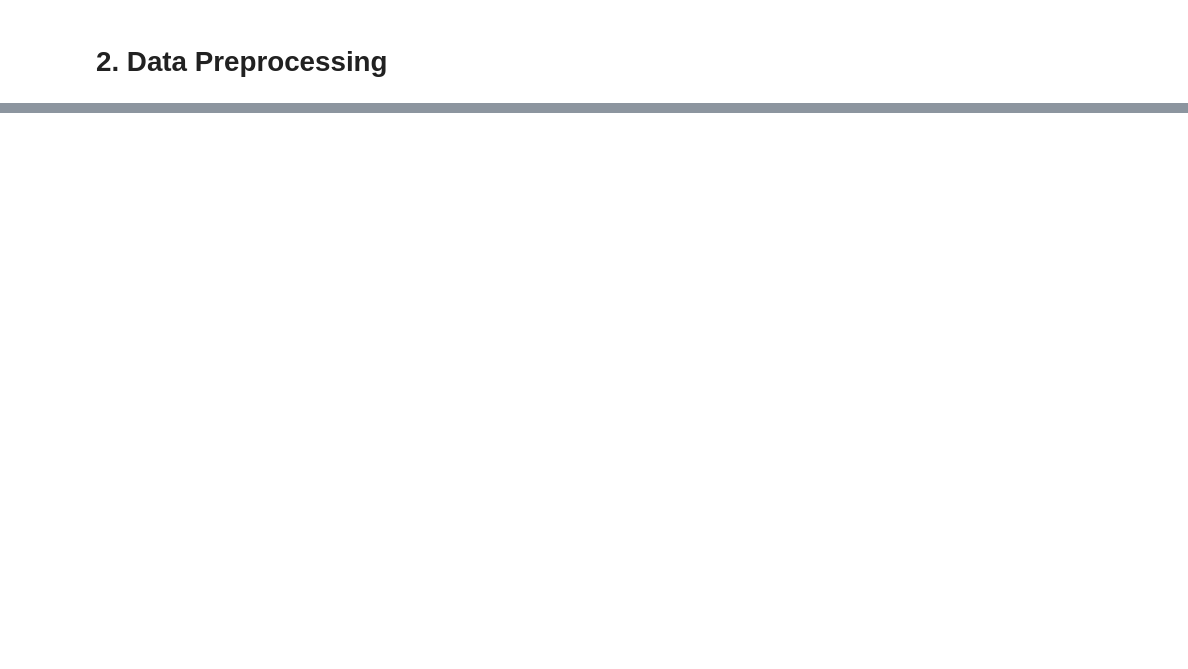
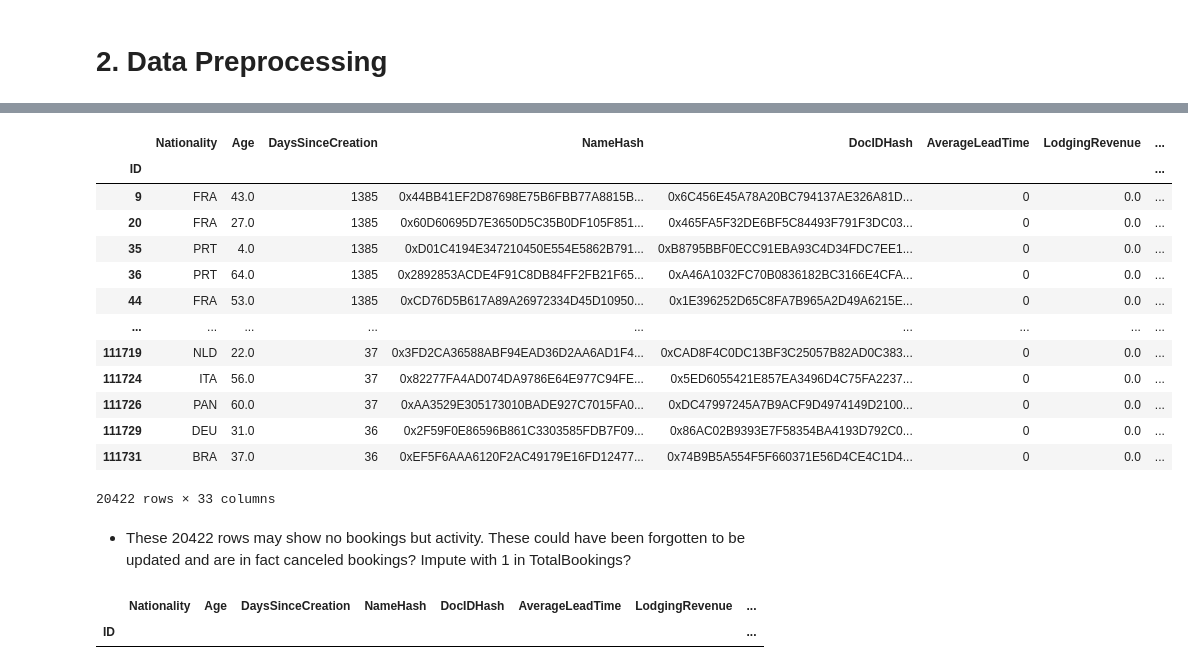
Before and after one commit to RubenCMarques/Hotel-Customer-Segmentation, a Jupyter notebook: Notebooks/Chloe_workspace.ipynb, the cells around one changed output, grey strips where cells are left out. Saved outputs shown, nothing was run; the diff lists cells and outputs as text; code cells hidden in the pictures; blank space fills up the shorter version.

```diff
--- a/Notebooks/Chloe_workspace.ipynb
+++ b/Notebooks/Chloe_workspace.ipynb
@@ -1271,0 +1289,26 @@ plt.show()
+# %%
+data = datacopy.copy()
+# %%
+# Absolute values for Age and AverageLeadTime
+data["Age"] = data["Age"].abs()
+data["AverageLeadTime"] = data["AverageLeadTime"].abs()
+# %%
+# Check rows that have no bookings, but have activities (i.e. requests)
+data[(data["TotalBookings"] == 0) & (data["NumberOfRequests"] > 0)]
+# %% [output]
+|  | Nationality | Age | DaysSinceCreation | NameHash | DocIDHash | AverageLeadTime | LodgingRevenue | ... |
+| ID |  |  |  |  |  |  |  | ... |
+| 9 | FRA | 43.0 | 1385 | 0x44BB41EF2D87698E75B6FBB77A8815B... | 0x6C456E45A78A20BC794137AE326A81D... | 0 | 0.0 | ... |
+| 20 | FRA | 27.0 | 1385 | 0x60D60695D7E3650D5C35B0DF105F851... | 0x465FA5F32DE6BF5C84493F791F3DC03... | 0 | 0.0 | ... |
+| 35 | PRT | 4.0 | 1385 | 0xD01C4194E347210450E554E5862B791... | 0xB8795BBF0ECC91EBA93C4D34FDC7EE1... | 0 | 0.0 | ... |
+| 36 | PRT | 64.0 | 1385 | 0x2892853ACDE4F91C8DB84FF2FB21F65... | 0xA46A1032FC70B0836182BC3166E4CFA... | 0 | 0.0 | ... |
+| 44 | FRA | 53.0 | 1385 | 0xCD76D5B617A89A26972334D45D10950... | 0x1E396252D65C8FA7B965A2D49A6215E... | 0 | 0.0 | ... |
+| ... | ... | ... | ... | ... | ... | ... | ... | ... |
+| 111719 | NLD | 22.0 | 37 | 0x3FD2CA36588ABF94EAD36D2AA6AD1F4... | 0xCAD8F4C0DC13BF3C25057B82AD0C383... | 0 | 0.0 | ... |
+| 111724 | ITA | 56.0 | 37 | 0x82277FA4AD074DA9786E64E977C94FE... | 0x5ED6055421E857EA3496D4C75FA2237... | 0 | 0.0 | ... |
+| 111726 | PAN | 60.0 | 37 | 0xAA3529E305173010BADE927C7015FA0... | 0xDC47997245A7B9ACF9D4974149D2100... | 0 | 0.0 | ... |
+| 111729 | DEU | 31.0 | 36 | 0x2F59F0E86596B861C3303585FDB7F09... | 0x86AC02B9393E7F58354BA4193D792C0... | 0 | 0.0 | ... |
+| 111731 | BRA | 37.0 | 36 | 0xEF5F6AAA6120F2AC49179E16FD12477... | 0x74B9B5A554F5F660371E56D4CE4C1D4... | 0 | 0.0 | ... |
+20422 rows × 33 columns
+# %% [markdown]
+* These 20422 rows may show no bookings but activity. These could have been forgotten to be updated and are in fact canceled bookings? Impute with 1 in TotalBookings?
@@ -1271,0 +1317,5 @@ plt.show()
+# %%
+data[(data["TotalBookings"] == 0) & (data["NumberOfRequests"] > 0)]
+# %% [output]
+|  | Nationality | Age | DaysSinceCreation | NameHash | DocIDHash | AverageLeadTime | LodgingRevenue | ... |
+| ID |  |  |  |  |  |  |  | ... |
```
Also changed, not shown: parts of 7 cells of this notebook.
